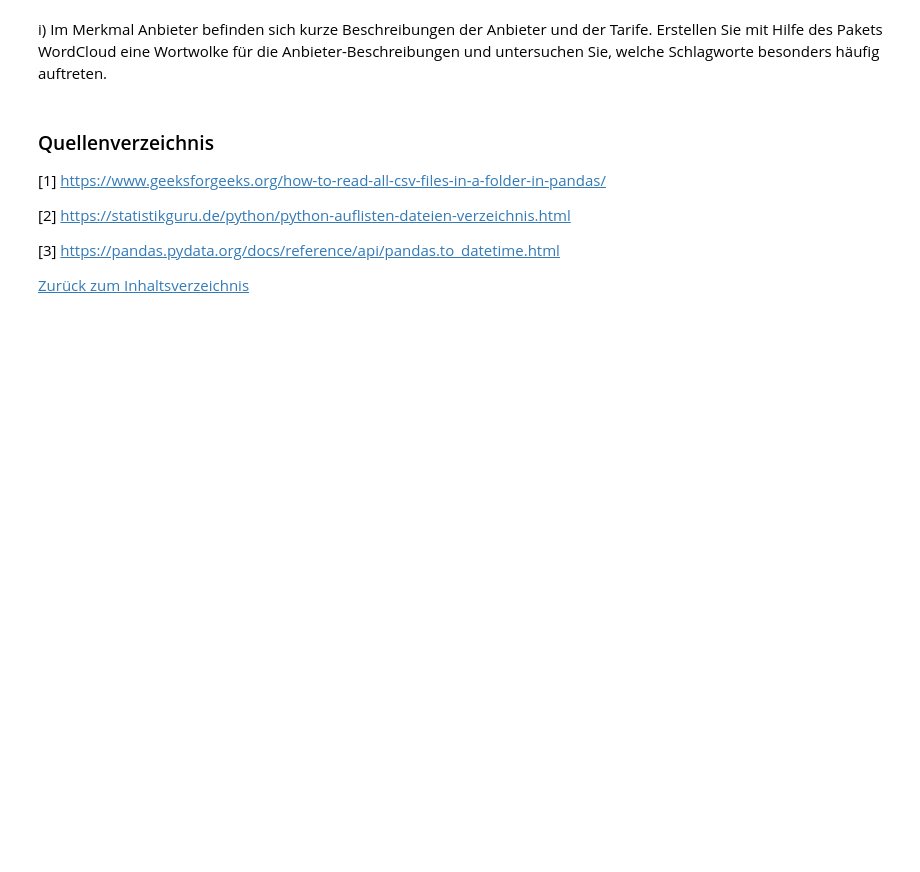
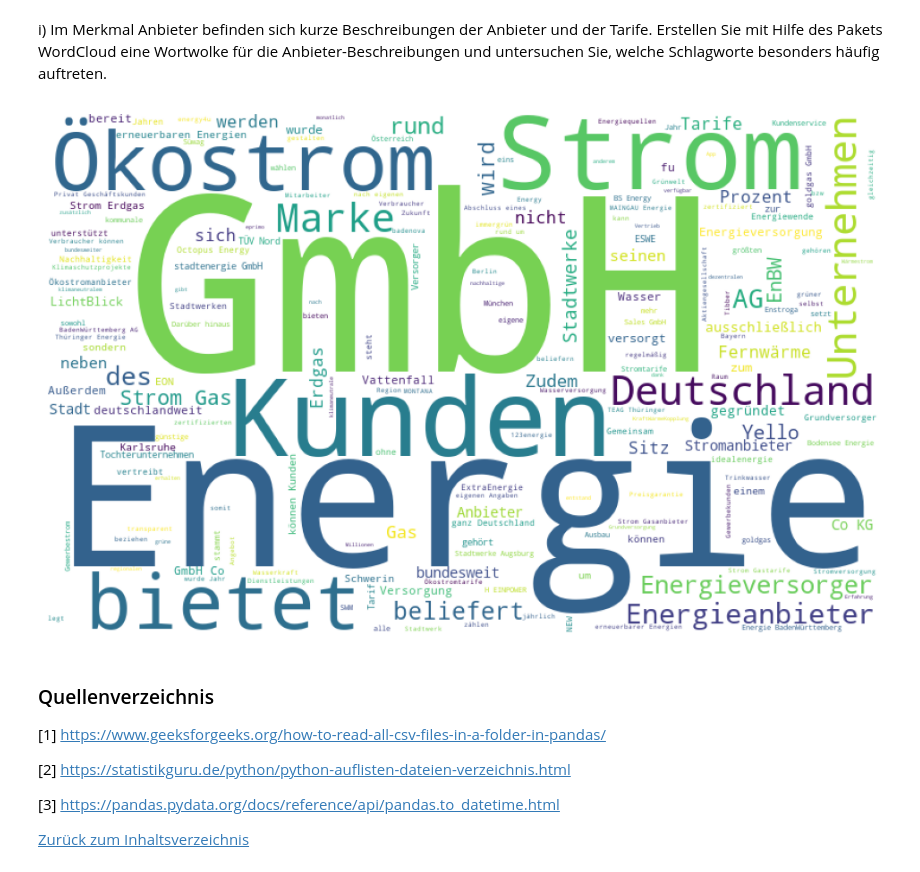
Before and after one commit to SebJana/DAT, a Jupyter notebook: jana_sebastian_jana_sophie.ipynb, the cells around one changed output. Cells and saved outputs as stored; diff of their text form; code cells hidden in the pictures; blank space fills up the shorter version.

Commit message:
changed 6i to only look at unique anbieter

```diff
--- a/jana_sebastian_jana_sophie.ipynb
+++ b/jana_sebastian_jana_sophie.ipynb
@@ -235,39 +291,52 @@ plt.show()
 # %% [markdown]
 i) Im Merkmal Anbieter befinden sich kurze Beschreibungen der Anbieter und der Tarife. Erstellen Sie mit Hilfe des Pakets WordCloud eine Wortwolke für die Anbieter-Beschreibungen und untersuchen Sie, welche Schlagworte besonders häufig auftreten.
 # %%
-def remove_non_buzzwords_from_anbieter(row):
-    anbieter_words = row['Anbieter'].split() # Isolate each word of Anbieter
+def remove_punctuation_from_anbieter(anbieter):
+    punctuations = [".",",","/","&","-","_",":",";"]
+    for p in punctuations:
+        anbieter = anbieter.replace(p, "")
+    return anbieter
+
+def remove_non_buzzwords_from_anbieter(anbieter):
+    anbieter_words = anbieter.split() # Isolate each word of Anbieter
+
     words_to_remove = [
-        'der', 'die', 'das', 'und', 'ein', 'eine', 'mit', 'ist', 'den', 'dem', 'zu', 'von', 'vom',
-        'auf', 'im', 'an', 'für', 'am', 'als', 'es', 'aber', 'auch', 'aus', 'bei', 'dass',
+        'der', 'die', 'das', 'und', 'ein', 'eine', 'einen', 'mit', 'ist', 'den', 'dem', 'zu', 'von', 'vom',
+        'auf', 'im', 'an', 'für', 'am', 'als', 'es', 'aber', 'auch', 'aus', 'bei', 'dass', 'um'
         'du', 'er', 'sie', 'wir', 'ihr', 'ihnen', 'ihm', 'euch', 'mir', 'mich',
         'mein', 'meine', 'dein', 'deine', 'sein', 'seine', 'ihr', 'ihre',
-        'noch', 'schon', 'oder', 'so', 'wie', 'was', 'wer', 'wenn',
+        'noch', 'schon', 'oder', 'so', 'wie', 'was', 'wer', 'wenn', 'beim'
         'warum', 'weil', 'dann', 'doch', 'nur', 'diese', 'dieser', 'dieses',
         'jeder', 'jede', 'jedes', 'keiner', 'keine', 'kein', 'welche', 'welcher',
-        'man', 'damit', 'immer', 'über', 'unter', 'haben', 'hat', 'sein', 'sind', 'war', 'waren',
-        'haben', 'habe', 'hatte', 'hätten'
+        'man', 'damit', 'über', 'unter', 'haben', 'hat', 'sein', 'sind', 'war', 'waren',
+        'dabei', 'in', 'seit', 'durch', 'ihren', 'einer', 'sowie'
     ]
 
     filtered_words = []
 
     for word in anbieter_words:
         if word.lower() not in words_to_remove:
             filtered_words.append(word)
 
     # https://www.w3schools.com/python/ref_string_join.asp
     return ' '.join(filtered_words)
 
+unique_anbieter_strs = df_cust['Anbieter'].unique()
 
-df_cust['Anbieter'] = df_cust.apply(remove_non_buzzwords_from_anbieter, axis = 1)
-# Create one big String out of the Anbieter column
-combined_text = ' '.join(df_cust['Anbieter'])
+for i in range(len(unique_anbieter_strs)):
+    unique_anbieter_strs[i] = remove_punctuation_from_anbieter(unique_anbieter_strs[i])
+    unique_anbieter_strs[i] = remove_non_buzzwords_from_anbieter(unique_anbieter_strs[i])
+
+# Create one String out of all different Anbieter
+combined_text = ' '.join(unique_anbieter_strs)
 
 wordcloud = WordCloud(width=800, height=500, background_color='white').generate(combined_text)
-plt.figure(figsize=(20,20))
+plt.figure(figsize=(12,12))
 plt.imshow(wordcloud)
 plt.axis('off')  # No axes for the word cloud
 plt.show()
+# %% [output]
+[figure, added]
 # %% [markdown]
 ### Quellenverzeichnis
 <a id = "quellenverzeichnis"></a>
```
Also changed, not shown: parts of 8 cells of this notebook.
